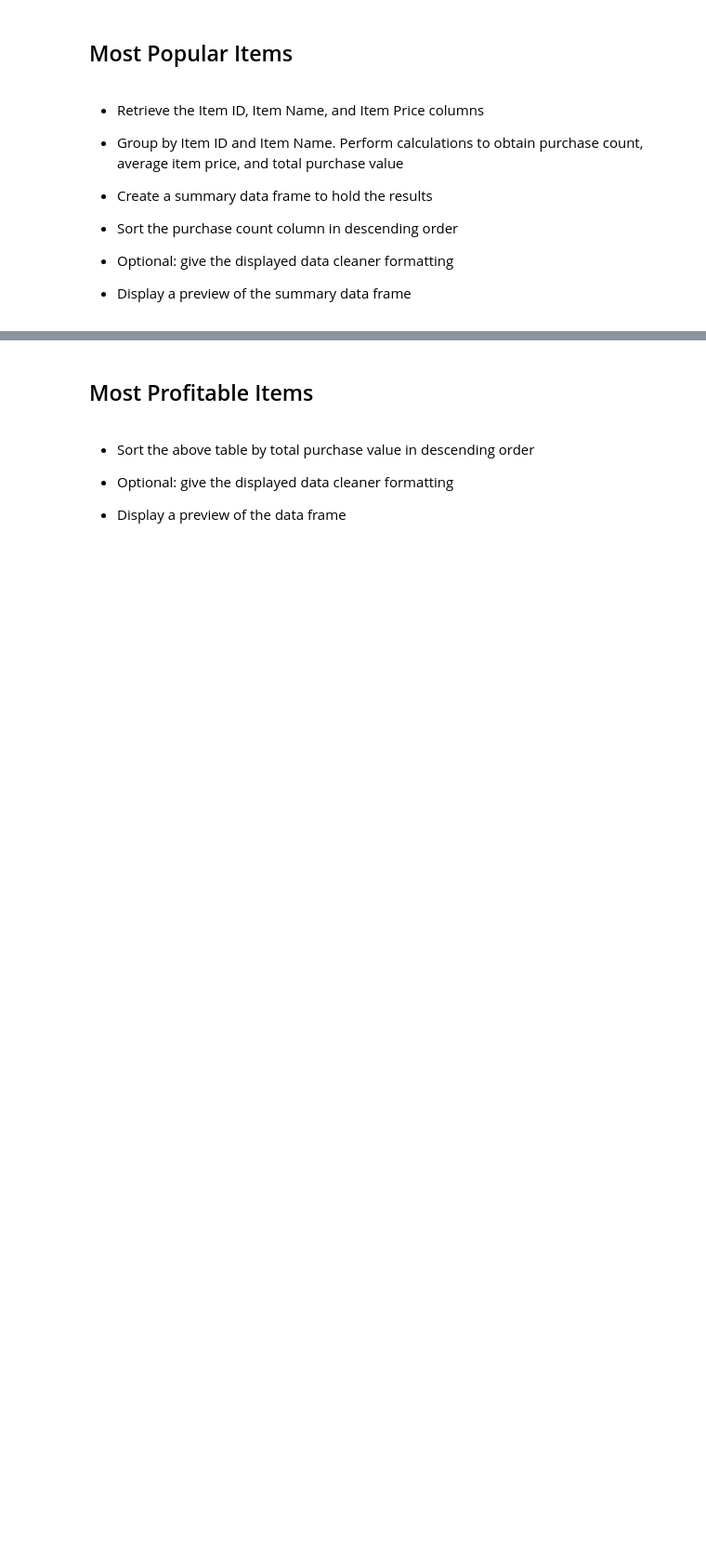
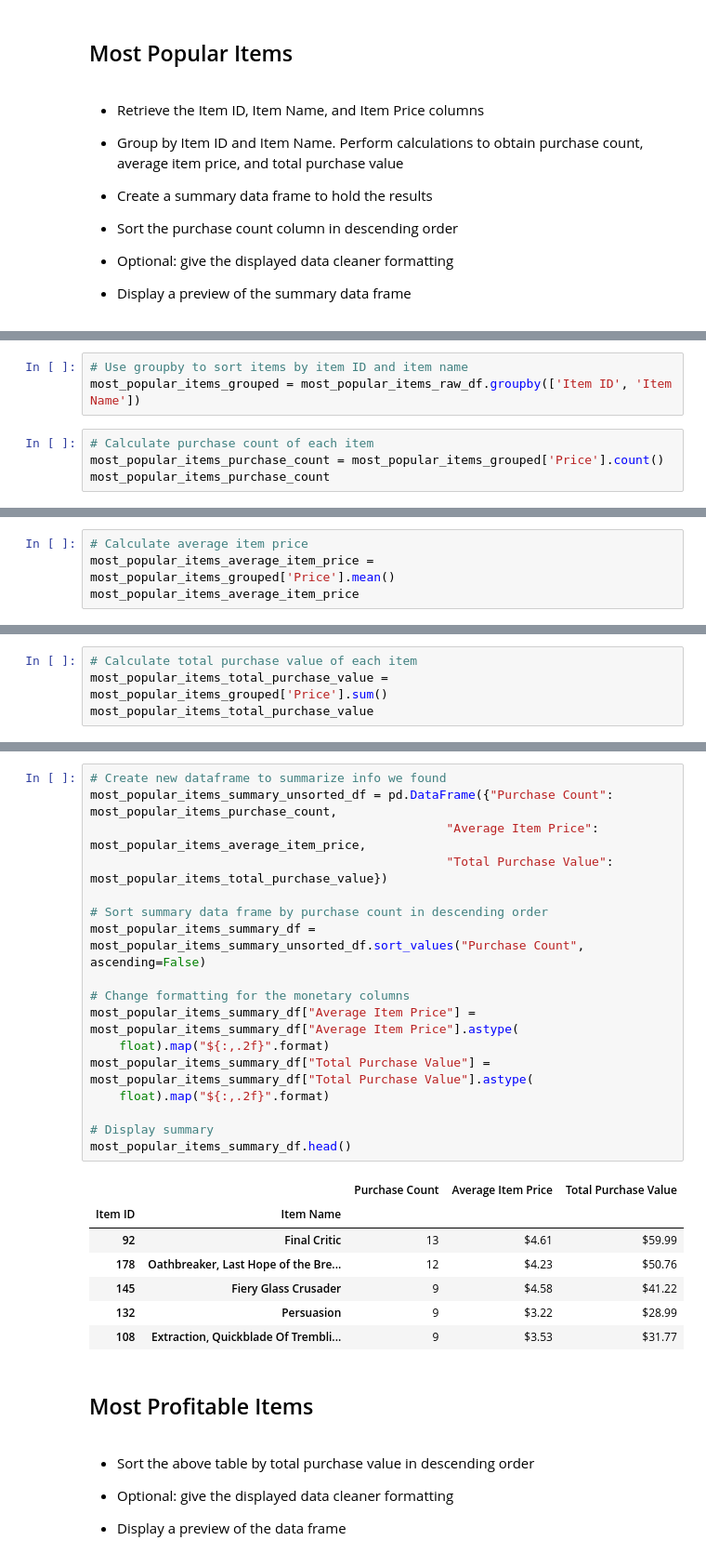
Before and after one commit to normanchan19/pandas-challenge, a Jupyter notebook: HeroesOfPymoli_Altered/HeroesOfPymoli_starter.ipynb, the cells around one changed output, grey strips where cells are left out. Shown at 93% size. Drawn from its saved outputs; the diff is of its cells as text; blank space fills up the shorter version.

```diff
--- a/HeroesOfPymoli_Altered/HeroesOfPymoli_starter.ipynb
+++ b/HeroesOfPymoli_Altered/HeroesOfPymoli_starter.ipynb
@@ -653,0 +675,7 @@ top_spenders_summary_df.head()
+# %%
+# Use groupby to sort items by item ID and item name
+most_popular_items_grouped = most_popular_items_raw_df.groupby(['Item ID', 'Item Name'])
+# %%
+# Calculate purchase count of each item
+most_popular_items_purchase_count = most_popular_items_grouped['Price'].count()
+most_popular_items_purchase_count
@@ -653,0 +696,4 @@ top_spenders_summary_df.head()
+# %%
+# Calculate average item price
+most_popular_items_average_item_price = most_popular_items_grouped['Price'].mean()
+most_popular_items_average_item_price
@@ -653,0 +714,4 @@ top_spenders_summary_df.head()
+# %%
+# Calculate total purchase value of each item
+most_popular_items_total_purchase_value = most_popular_items_grouped['Price'].sum()
+most_popular_items_total_purchase_value
@@ -654,3 +732,28 @@ top_spenders_summary_df.head()
+# %%
+# Create new dataframe to summarize info we found
+most_popular_items_summary_unsorted_df = pd.DataFrame({"Purchase Count": most_popular_items_purchase_count,
+                                                 "Average Item Price": most_popular_items_average_item_price,
+                                                 "Total Purchase Value": most_popular_items_total_purchase_value})
+
+# Sort summary data frame by purchase count in descending order
+most_popular_items_summary_df = most_popular_items_summary_unsorted_df.sort_values("Purchase Count", ascending=False)
+
+# Change formatting for the monetary columns
+most_popular_items_summary_df["Average Item Price"] = most_popular_items_summary_df["Average Item Price"].astype(
+    float).map("${:,.2f}".format)
+most_popular_items_summary_df["Total Purchase Value"] = most_popular_items_summary_df["Total Purchase Value"].astype(
+    float).map("${:,.2f}".format)
+
+# Display summary
+most_popular_items_summary_df.head()
+# %% [output]
+|  |  | Purchase Count | Average Item Price | Total Purchase Value |
+| Item ID | Item Name |  |  |  |
+| 92 | Final Critic | 13 | $4.61 | $59.99 |
+| 178 | Oathbreaker, Last Hope of the Bre... | 12 | $4.23 | $50.76 |
+| 145 | Fiery Glass Crusader | 9 | $4.58 | $41.22 |
+| 132 | Persuasion | 9 | $3.22 | $28.99 |
+| 108 | Extraction, Quickblade Of Trembli... | 9 | $3.53 | $31.77 |
 # %% [markdown]
 ## Most Profitable Items
 # %% [markdown]
```
Also changed, not shown: parts of 6 cells of this notebook.
